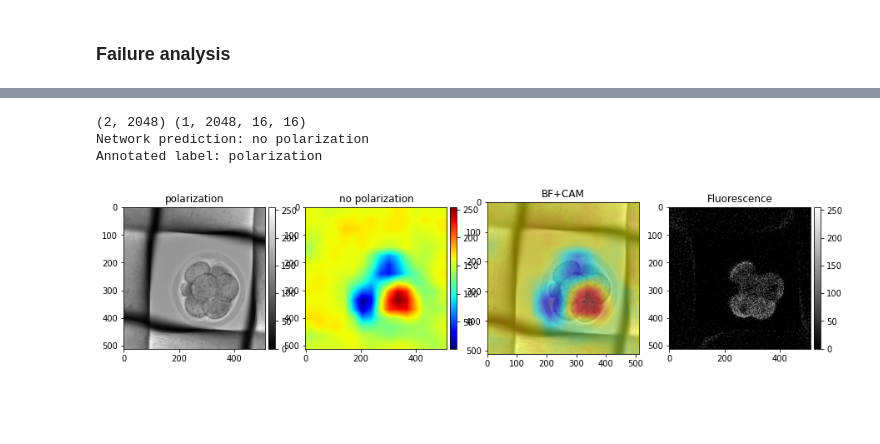
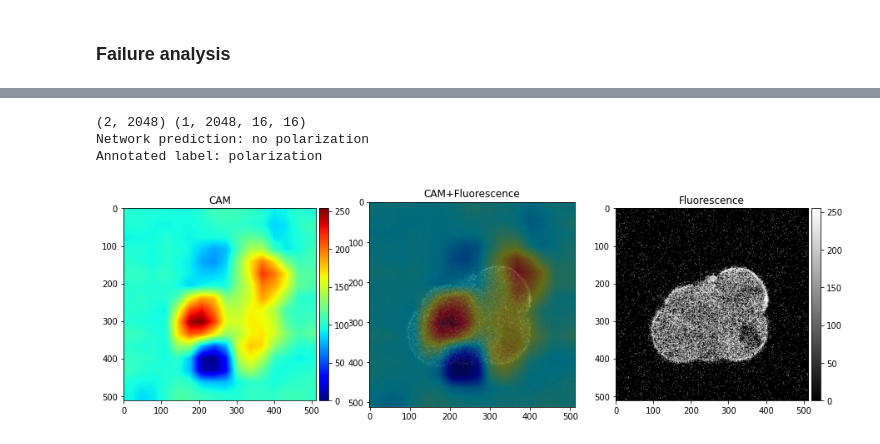
Before and after one commit to abao1999/Embryos, a Jupyter notebook: visualize_model_features.ipynb, the cells around one changed output, grey strips where cells are left out. Cells and saved outputs as stored; diff of their text form; code cells hidden in the pictures; blank space fills up the shorter version.

Commit message:
add visualization of model features, only works for resnet for now

```diff
--- a/visualize_model_features.ipynb
+++ b/visualize_model_features.ipynb
@@ -76,5 +161,4 @@ print(X_mean,X_std)
 # %%
-# z-score standardize the data
 transform_train = transforms.Compose([
     transforms.Resize(600, keep_ratio=True),
     transforms.CenterCrop(512),
@@ -84,14 +168,14 @@ transform_train = transforms.Compose([
     transforms.RandomLighting(0.1), # Add AlexNet-style PCA-based noise to an image
     transforms.RandomContrast(0.1),
     transforms.ToTensor(),
-    transforms.Normalize([X_mean], [X_std])
+    transforms.Normalize([0.485, 0.456, 0.406], [0.229, 0.224, 0.225])
 ])
 
 transform_test = transforms.Compose([
     transforms.Resize(600, keep_ratio=True),
     transforms.CenterCrop(512),
     transforms.ToTensor(),
-    transforms.Normalize([X_mean], [X_std])
+    transforms.Normalize([0.485, 0.456, 0.406], [0.229, 0.224, 0.225])
 ])
 # %% [markdown]
 ### Set hyperparameters
@@ -114,11 +209,12 @@ train_data = gluon.data.DataLoader(
     gluon.data.vision.ImageFolderDataset(train_path).transform_first(transform_train),
     batch_size=batch_size, shuffle=True, num_workers=num_workers)
 
+val_data = gluon.data.DataLoader(
+    gluon.data.vision.ImageFolderDataset(val_path).transform_first(transform_train),
+    batch_size=batch_size, shuffle=True, num_workers = num_workers)
+
 test_data = gluon.data.DataLoader(
     gluon.data.vision.ImageFolderDataset(test_path).transform_first(transform_test),
     batch_size=batch_size, shuffle=False, num_workers = num_workers)
 
-# read in the fluorescence channel for comparison
-fluo_test_data = gluon.data.DataLoader(
-    gluon.data.vision.ImageFolderDataset(fluo_test_path).transform_first(transform_test),
-    batch_size=batch_size, shuffle=False, num_workers = num_workers)
+print(len(train_data) + len(val_data) + len(test_data))
@@ -141,7 +236,7 @@ plt.imshow(NormalizeData(np.swapaxes(np.squeeze(viz_image.asnumpy()),0,2)))
 # %% [markdown]
 ### Model
 # %%
-model_name = 'ResNet50_v2'
+model_name = 'densenet121'#'ResNet50_v2'
 # Fine-tuning pre-trained models: train model on my new data using the pre-trained weights as initialization -- transfer learning
 finetune_net = get_model(model_name, pretrained=True)
 with finetune_net.name_scope():
@@ -152,3 +247,6 @@ with finetune_net.name_scope():
 finetune_net.output.initialize(init.Xavier(), ctx = ctx)
 finetune_net.collect_params().reset_ctx(ctx)
 finetune_net.hybridize()
+
+best_model_file_name = f'{home_path}/models/best/densenet121-middle-window2-batch16-lr0.001-mom0.9-wd0.0001-epoch20.params'
+finetune_net.load_parameters(best_model_file_name, ctx=ctx)
@@ -260,6 +284,4 @@ finetune_net.save_parameters(file_name)
 # %%
-# Loading model parameters from file
-finetune_net.load_parameters(file_name, ctx=ctx)
 # run on test data
 _, test_acc = test(finetune_net, test_data, ctx)
 print('[Finished] Test-acc: %.3f' % (test_acc))
@@ -491,5 +626,5 @@ print(itemindex)
 # %%
-FN_idx = 0
+FN_idx = 2
 group_id = np.floor(itemindex[0][FN_idx]/batch_size)
 for i, batch in enumerate(test_data):
     data = gluon.utils.split_and_load(batch[0], ctx_list=ctx, batch_axis=0, even_split=False)
@@ -511,36 +646,35 @@ idx = mx.nd.argmax(output).asscalar().astype('int32')
 params_list = list(finetune_net.collect_params())
 weight_softmax = finetune_net.collect_params()[params_list[-2]].data().asnumpy()
 features_blob = finetune_net.features[:-4](test_image).asnumpy()
 print(weight_softmax.shape,features_blob.shape)
 
 CAMs = returnCAM(features_blob, weight_softmax, idx)
 _ , _ , height, width = test_image.shape
 test_CAM = cv2.resize(CAMs,(width, height))
 print('Network prediction: %s'%classes[idx])
 print('Annotated label: %s'%classes[int(test_label)])
 
 test_image_narray = np.swapaxes(np.squeeze(test_image.asnumpy()),0,2)*X_std+X_mean
 test_image_narray = (NormalizeData(test_image_narray)*255).astype(np.uint8)
 test_image_narray_fluo = np.swapaxes(np.squeeze(test_image_fluo.asnumpy()),0,2)*X_std+X_mean
 test_image_narray_fluo = (NormalizeData(test_image_narray_fluo)*255).astype(np.uint8)
 
 test_image_squeeze = np.squeeze(collapse_same_frame(test_image_narray))
 test_image_squeeze_fluo = np.squeeze(collapse_same_frame(test_image_narray_fluo))
 
 heatmap = cv2.applyColorMap(255-test_CAM, cv2.COLORMAP_JET)
-overlay = heatmap * 0.5 + test_image_narray * 0.5
+overlay = heatmap * 0.4 + test_image_narray * 0.6
 
 images = []
-images.append(test_image_squeeze)
 images.append(test_CAM)
 images.append(overlay.astype('uint8'))
-images.append(cv2.equalizeHist(test_image_squeeze_fluo))
+images.append(cv2.equalizeHist(cv2.cvtColor(test_image_squeeze_fluo,cv2.COLOR_BGR2GRAY)))
 
-titles = [classes[int(test_label)],classes[idx],'BF+CAM','Fluorescence']
-cmaps = ['gray','jet',None,'gray']
+titles = ['CAM','CAM+Fluorescence','Fluorescence']
+cmaps = ['jet',None,'gray']
 fig = show_images(images, titles, cmaps)
 # %% [output]
 (2, 2048) (1, 2048, 16, 16)
 Network prediction: no polarization
 Annotated label: polarization
-[figure, old version]
+[figure, new version]
```
Also changed, not shown: parts of 31 cells of this notebook, 1 other file.
